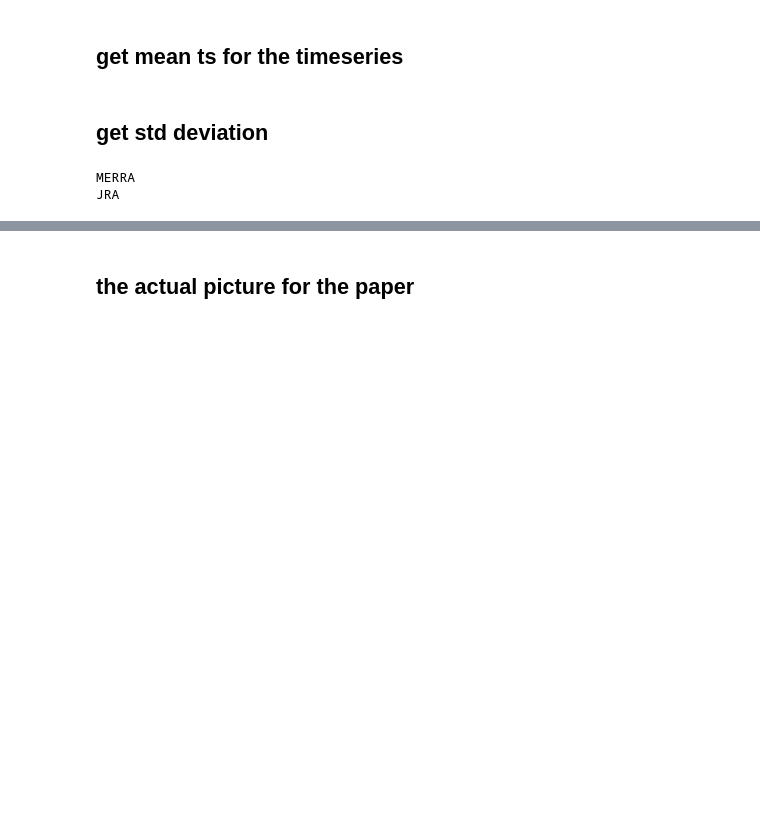
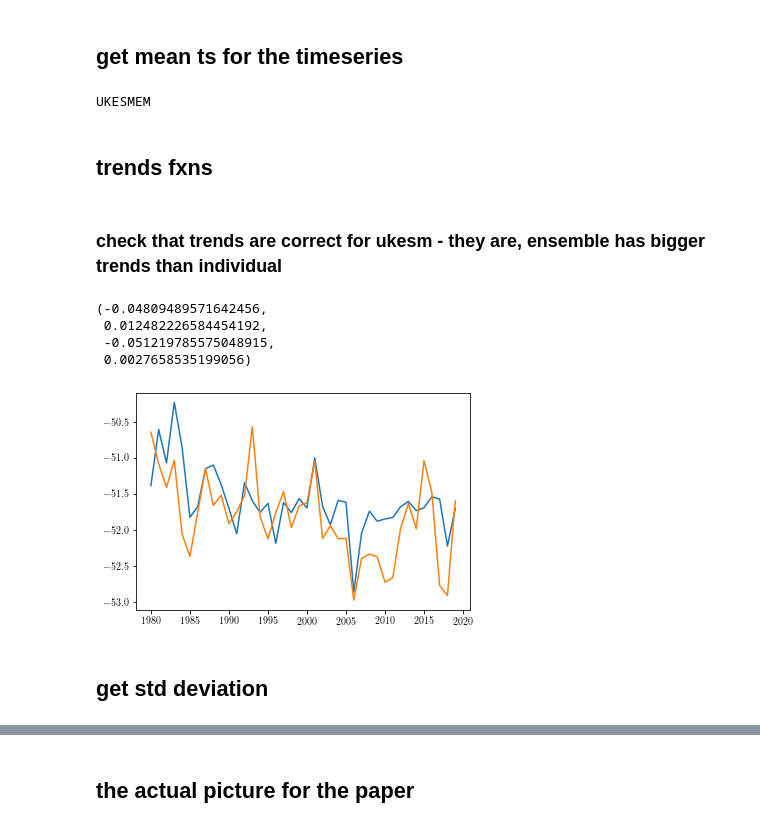
Before and after one commit to tjarnikova/windEval, a Jupyter notebook: plottingCode/jetposition.ipynb, the cells around one changed output, grey strips where cells are left out. Drawn from its saved outputs; the diff is of its cells as text; code cells hidden in the pictures; blank space fills up the shorter version.

```diff
--- a/plottingCode/jetposition.ipynb
+++ b/plottingCode/jetposition.ipynb
@@ -78,7 +79,7 @@ if ex:
 # %% [markdown]
 ## get mean ts for the timeseries
 # %%
-ex = False
+ex = True
 
 def make_yearlist(tdat, yrst = 1980, yrend = 2019, baseDir = '/gpfs/data/greenocean2/software/products/windsFromComponents/dailyStandard/intProc/'):
     yrs = np.arange(yrst,yrend+1,1)
@@ -91,6 +92,7 @@ def make_yearlist(tdat, yrst = 1980, yrend = 2019, baseDir = '/gpfs/data/greenoc
     return ylist
 
 dss = ['NCEP-DOE','ERA5','NCEP-NCAR','UKESM','MERRA','JRA']
+dss = ['UKESMEM']
 
 if ex:
     for ds in dss:
@@ -113,30 +115,7 @@ if ex:
         tdat_mam.to_netcdf(f'{idir}/{ds}_mnjet_MAM.nc')
         tdat_jja.to_netcdf(f'{idir}/{ds}_mnjet_SON.nc')
         tdat_son.to_netcdf(f'{idir}/{ds}_mnjet_JJA.nc')
-
-#     dss = ['NCEP-DOE','ERA5','NCEP-NCAR','UKESM','MERRA',]
-#     dss = ['UKESM','ERA5']
-
-
-#     for ds in dss:
-#         print(ds)
-#         tdat = xr.open_mfdataset(make_yearlist(ds))
-#         tdat_fy = tdat.groupby('time_counter.year').mean()#.std()
-#         tdat_std = (tdat_fy.std(dim = 'year'))
-        #print(tdat_std.__xarray_dataarray_variable__.values)
-#         tdat_djf = tdat.sel(time_counter=(tdat['time_counter.season'] == 'DJF')).groupby('time_counter.year').std()
-#         tdat_mam = tdat.sel(time_counter=(tdat['time_counter.season'] == 'MAM')).groupby('time_counter.year').mean()
-#         tdat_jja = tdat.sel(time_counter=(tdat['time_counter.season'] == 'JJA')).groupby('time_counter.year').mean()
-#         tdat_son = tdat.sel(time_counter=(tdat['time_counter.season'] == 'SON')).groupby('time_counter.year').mean()
-
-#         tdat_fy.rename({"__xarray_dataarray_variable__": "lat"})
-#         tdat_djf.rename({"__xarray_dataarray_variable__": "lat"})
-#         tdat_mam.rename({"__xarray_dataarray_variable__": "lat"})
-#         tdat_jja.rename({"__xarray_dataarray_variable__": "lat"})
-#         tdat_son.rename({"__xarray_dataarray_variable__": "lat"})
-
-        #tdat_std.to_netcdf(f'{idir}/{ds}_stdjet_FY.nc')
-#         tdat_djf.to_netcdf(f'{idir}/{ds}_mnjet_DJF.nc')
-#         tdat_mam.to_netcdf(f'{idir}/{ds}_mnjet_MAM.nc')
-#         tdat_jja.to_netcdf(f'{idir}/{ds}_mnjet_SON.nc')
-#         tdat_son.to_netcdf(f'{idir}/{ds}_mnjet_JJA.nc')
+# %% [output]
+UKESMEM
+# %% [markdown]
+## trends fxns
@@ -142,0 +142,2 @@ if ex:
+# %% [markdown]
+### check that trends are correct for ukesm - they are, ensemble has bigger trends than individual
@@ -143,11 +146,29 @@ if ex:
+# %%
+plt.figure()
+tdat = xr.open_dataset(f'{idir}/UKESMEM_mnjet_FY.nc')
+plt.plot(tdat.year, np.nanmean(tdat.__xarray_dataarray_variable__.values, axis = 1))
+tdat2 = xr.open_dataset(f'{idir}/UKESM_mnjet_FY.nc')
+plt.plot(tdat.year, np.nanmean(tdat2.__xarray_dataarray_variable__.values, axis = 1))
+
+ttest = np.nanmean(tdat2.__xarray_dataarray_variable__.values, axis = 1)[0:20]
+give_trends(ttest)
+
+ttest = np.nanmean(tdat.__xarray_dataarray_variable__.values, axis = 1)[0:20]
+give_trends(ttest)
+# %% [output]
+(-0.04809489571642456,
+ 0.012482226584454192,
+ -0.051219785575048915,
+ 0.0027658535199056)
+[figure, added]
 # %% [markdown]
 ## get std deviation
 # %%
 dss = ['NCEP-DOE','ERA5','NCEP-NCAR','UKESM','MERRA',]
 dss = ['UKESM','ERA5']
 dss = ['MERRA','JRA']
-ex = True
-
+dss = ['UKESMm2','UKESMm3']
+ex = False
 if ex:
     for ds in dss:
         print(ds)
@@ -156,9 +177,6 @@ if ex:
         tdat_std = (tdat_fy.std(dim = 'year'))
 
         tdat_std.to_netcdf(f'{idir}/{ds}_stdjet_FY.nc')
-# %% [output]
-MERRA
-JRA
 # %%
 jra = xr.open_dataset(f'{idir}/JRA_stdjet_FY.nc')
 era5 = xr.open_dataset(f'{idir}/ERA5_stdjet_FY.nc')
```
Also changed, not shown: parts of 18 cells of this notebook.
